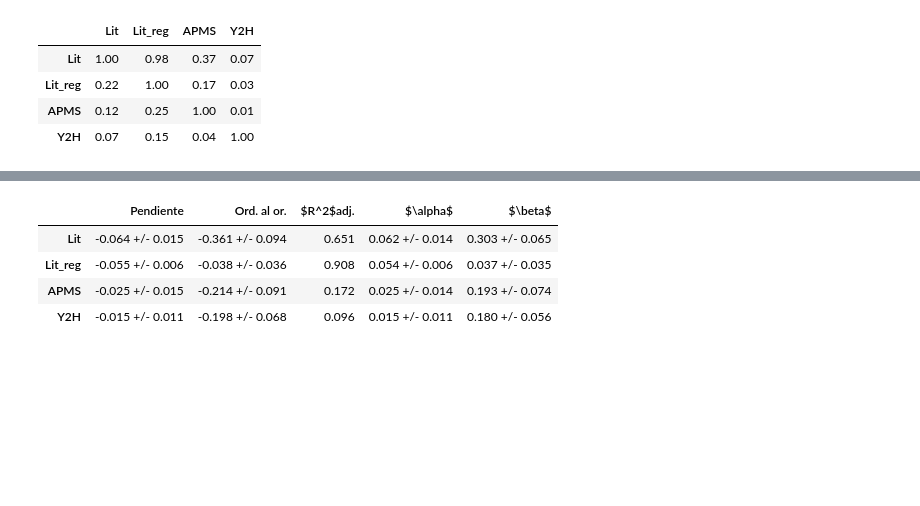
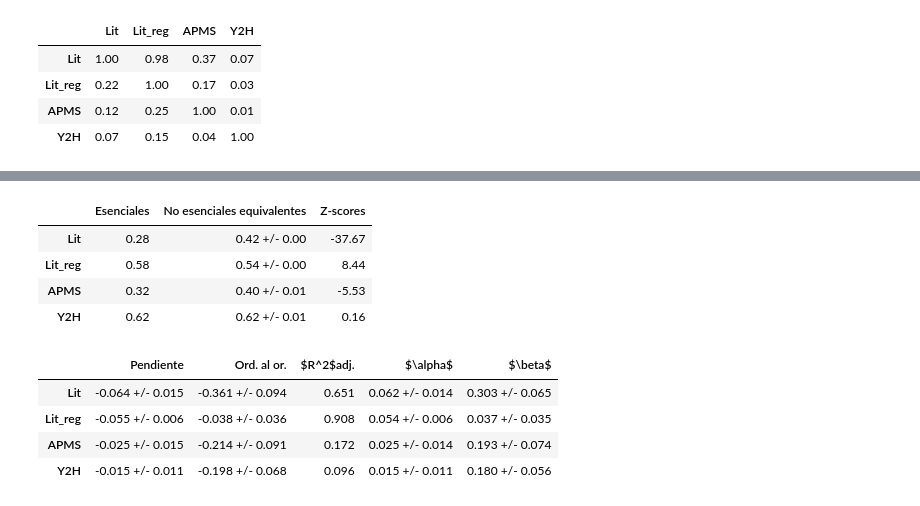
Before and after one commit to GRGab/Urdimbres-Sofisticadas, a Jupyter notebook: Tp2/generar_tablas_lindas.ipynb, the cells around one changed output, grey strips where cells are left out. Saved outputs shown, nothing was run; the diff lists cells and outputs as text; code cells hidden in the pictures; blank space fills up the shorter version.

```diff
--- a/Tp2/generar_tablas_lindas.ipynb
+++ b/Tp2/generar_tablas_lindas.ipynb
@@ -102,3 +126,17 @@ tabla2
+# %%
+equiv_prolijo_cn = ['{:.2f} +/- {:.2f}'.format(x, y) for x, y in zip(fracs_equiv_cn, sigmas_cn)]
+pd.set_option('precision', 2)
+tabla3_cn = pd.DataFrame(data={'Esenciales':fracs_esen,
+                            'No esenciales equivalentes':equiv_prolijo_cn,
+                            'Z-scores':zscores_cn},
+                      index=['Lit', 'Lit_reg', 'APMS', 'Y2H'])
+tabla3_cn
+# %% [output]
+|  | Esenciales | No esenciales equivalentes | Z-scores |
+| Lit | 0.28 | 0.42 +/- 0.00 | -37.67 |
+| Lit_reg | 0.58 | 0.54 +/- 0.00 | 8.44 |
+| APMS | 0.32 | 0.40 +/- 0.01 | -5.53 |
+| Y2H | 0.62 | 0.62 +/- 0.01 | 0.16 |
 # %%
 ################ Punto D:
 
```
Also changed, not shown: parts of 5 cells of this notebook, 4 other files.
